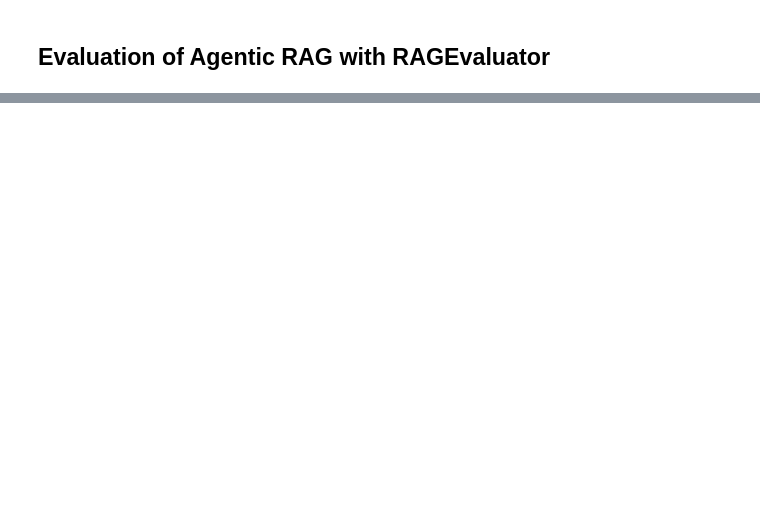
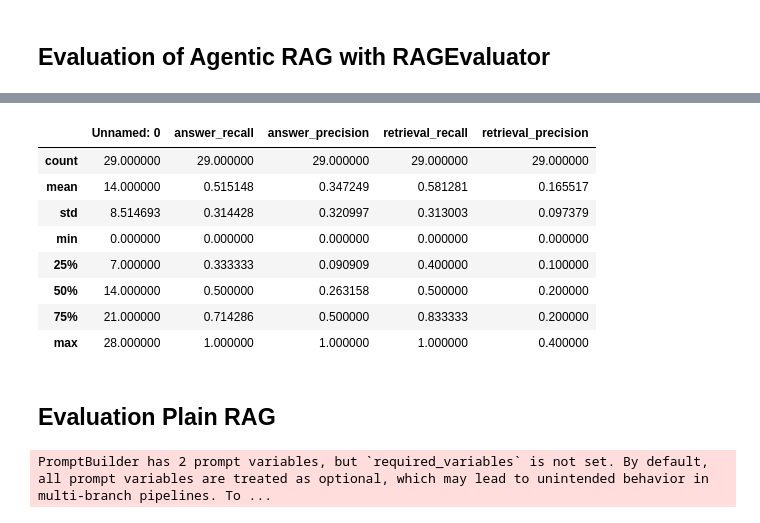
Before and after one commit to benrodion/AI-Agent, a Jupyter notebook: demo.ipynb, the cells around one changed output, grey strips where cells are left out. Drawn from its saved outputs; the diff is of its cells as text; code cells hidden in the pictures; blank space fills up the shorter version.

```diff
--- a/demo.ipynb
+++ b/demo.ipynb
@@ -206,0 +200,56 @@ EXAMPLE 1
+# %%
+df_agentic = pd.read_csv("df_agentic.csv")
+df_agentic.describe()
+# %% [output]
+|  | Unnamed: 0 | answer_recall | answer_precision | retrieval_recall | retrieval_precision |
+| count | 29.000000 | 29.000000 | 29.000000 | 29.000000 | 29.000000 |
+| mean | 14.000000 | 0.515148 | 0.347249 | 0.581281 | 0.165517 |
+| std | 8.514693 | 0.314428 | 0.320997 | 0.313003 | 0.097379 |
+| min | 0.000000 | 0.000000 | 0.000000 | 0.000000 | 0.000000 |
+| 25% | 7.000000 | 0.333333 | 0.090909 | 0.400000 | 0.100000 |
+| 50% | 14.000000 | 0.500000 | 0.263158 | 0.500000 | 0.200000 |
+| 75% | 21.000000 | 0.714286 | 0.500000 | 0.833333 | 0.200000 |
+| max | 28.000000 | 1.000000 | 1.000000 | 1.000000 | 0.400000 |
+# %% [markdown]
+## Evaluation Plain RAG
+# %%
+from src.rag_eval.data_models import EvalContainer
+from src.rag.retrieval import basic_rag
+from src.rag_eval.helpers import query_gt_extractor
+
+queries, gts = query_gt_extractor(path="data/agent_eval_questions.json", tokenize=False)
+
+# initiate lists to store EvalContainer-Ojbects
+eval_conts = []
+predicted_answers = []
+retrieved_contexts = []
+
+for idx, query in enumerate(queries):
+
+    # run RAG
+    result = basic_rag.run({"query_embedder":{"text": query},
+                            "prompt_builder":{"question": query}},
+                            include_outputs_from="retriever")
+
+    # store generated answer
+    predicted_answers.append(result["llm"]["replies"][0])
+
+    # for each question, store content from Document-object in list
+    docs = result["retriever"]["documents"]
+    retrieved_contexts.append([d.content for d in docs])
+
+    # extract what is needed for EvalContainer-object
+    query = queries[idx]
+    ground_truth_answer = gts[idx]
+    retrieved_texts = retrieved_contexts[idx]
+    generated_answer = predicted_answers[idx]
+
+    eval_cont = EvalContainer(query=query,
+                                ground_truth_answer=ground_truth_answer,
+                                generated_answer=generated_answer,
+                                retrieved_texts=retrieved_texts[0] # unnest list with retrieved texts
+                                )
+
+    eval_conts.append(eval_cont)
+# %% [output]
+PromptBuilder has 2 prompt variables, but `required_variables` is not set. By default, all prompt variables are treated as optional, which may lead to unintended behavior in multi-branch pipelines. To ...
```
Also changed, not shown: parts of 13 cells of this notebook.
